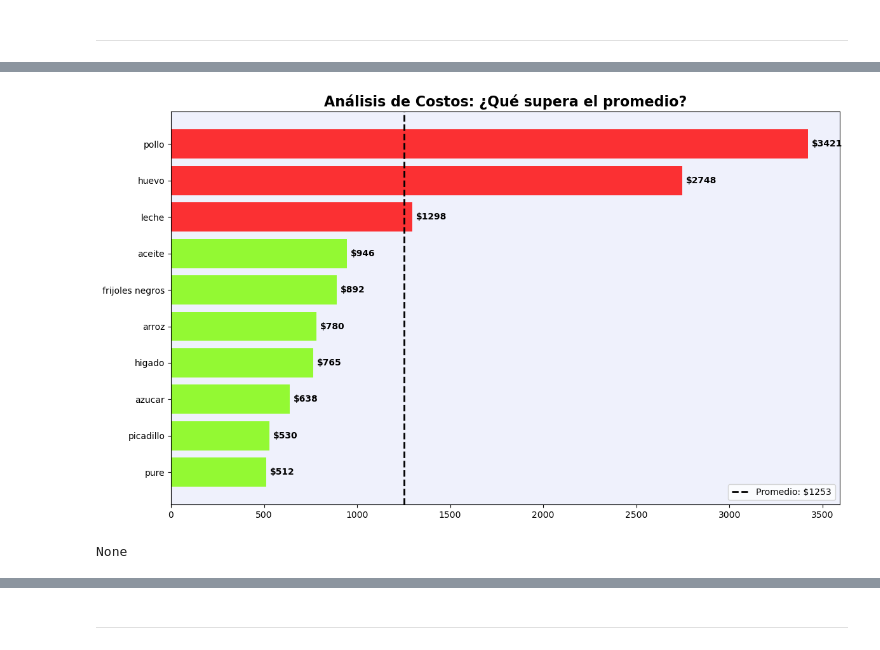
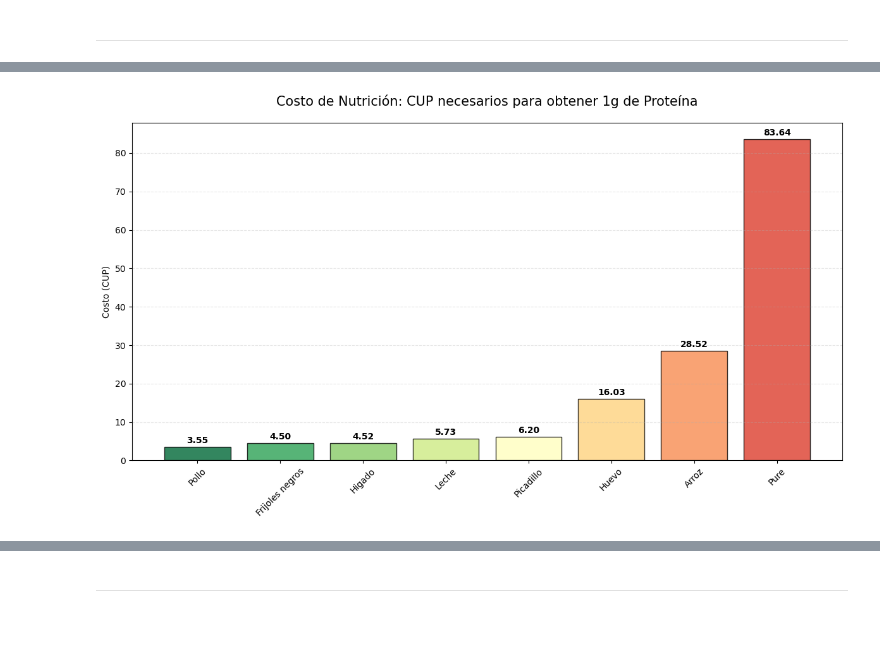
Before and after one commit to samuelfonticoba-code/Proyectos-ICD-2JD, a Jupyter notebook: Proyecto Ciencia De Datos (ECONOMIA).ipynb, the cells around one changed output, grey strips where cells are left out. Cells and saved outputs as stored; diff of their text form; code cells hidden in the pictures; blank space fills up the shorter version.

```diff
--- a/Proyecto Ciencia De Datos (ECONOMIA).ipynb
+++ b/Proyecto Ciencia De Datos (ECONOMIA).ipynb
@@ -47,5 +47,5 @@ The autoreload extension is already loaded. To reload it, use:
   %reload_ext autoreload
 Datos cargados exitosamente
 # %%
-Lista_De_Todos_los_Promedios = bl.obtener_lista_promedios(datos_productos)
-print(Lista_De_Todos_los_Promedios)
+analisis_completo = bl.procesar_analisis_nutricional(resultado)
+promedios_eficiencia = bl.obtener_promedios_eficiencia(analisis_completo)
@@ -144,5 +128,4 @@ None
 # %%
-print(bl.graficar_analisis_costos())
+eficiancias_vistas = bl.generar_visualizacion_eficiencia(promedios_eficiencia)
 # %% [output]
-[figure, old version]
+[figure, new version]
-None
```
Also changed, not shown: parts of 23 cells of this notebook, 5 other files.
